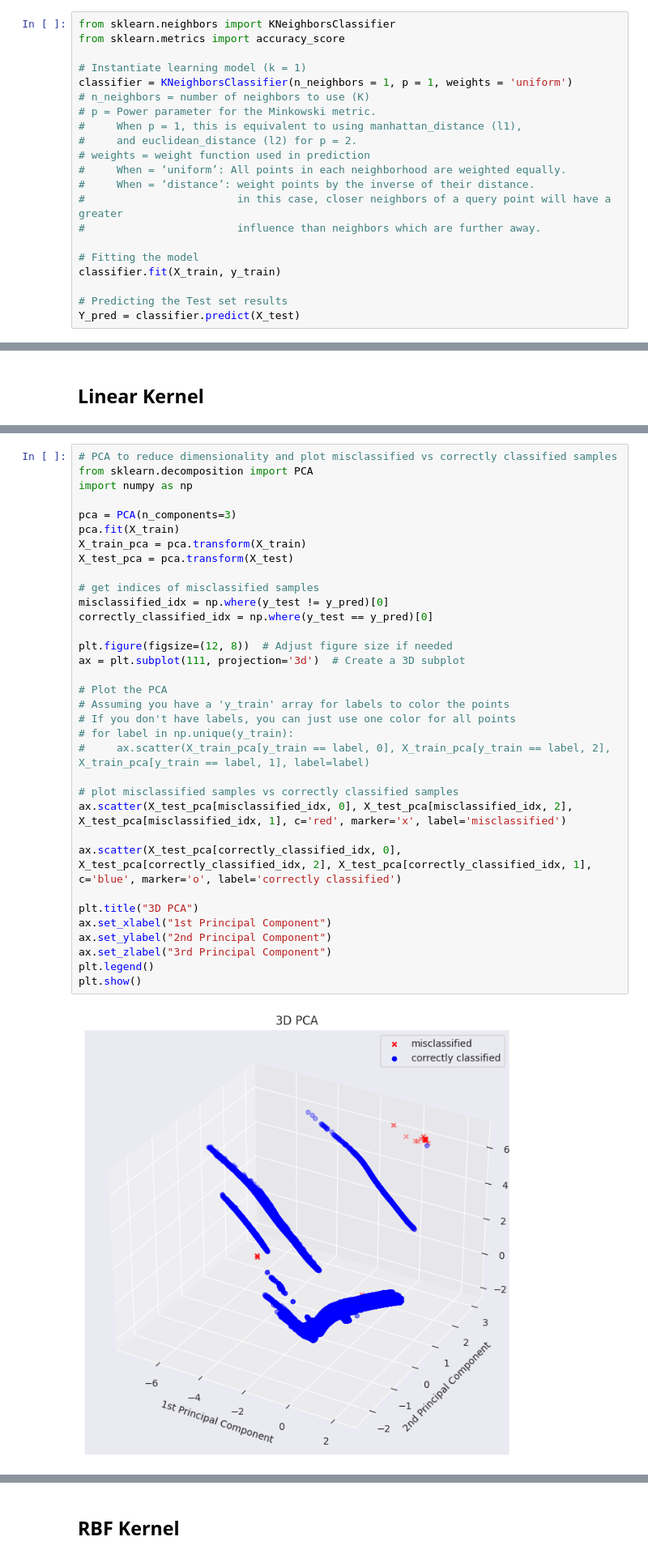
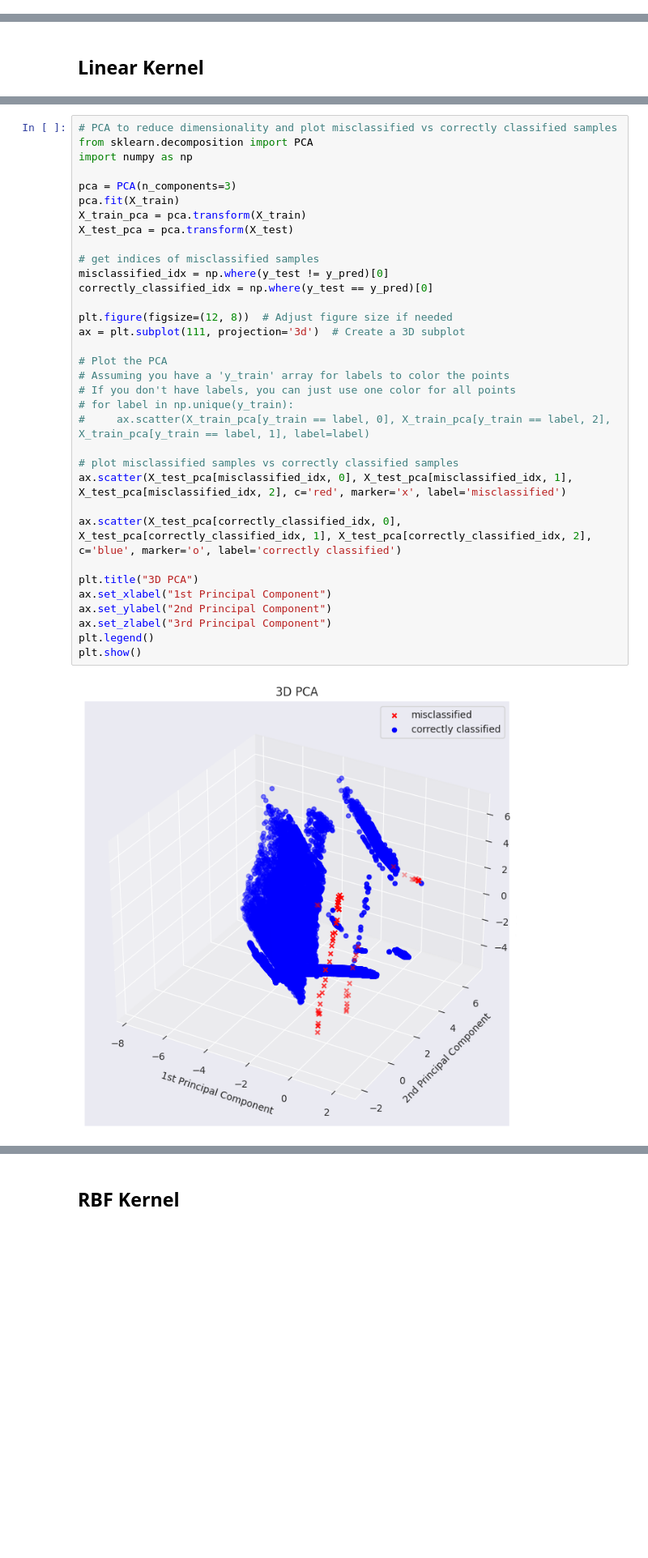
Before and after one commit to kathrinthenhausen/EnergySystems, a Jupyter notebook: Classification.ipynb, the cells around one changed output, grey strips where cells are left out. Shown at 81% size. Cells and saved outputs as stored; diff of their text form; blank space fills up the shorter version.

```diff
--- a/Classification.ipynb
+++ b/Classification.ipynb
@@ -269,21 +267,0 @@ plt.show()
-# %%
-from sklearn.neighbors import KNeighborsClassifier
-from sklearn.metrics import accuracy_score
-
-# Instantiate learning model (k = 1)
-classifier = KNeighborsClassifier(n_neighbors = 1, p = 1, weights = 'uniform')
-# n_neighbors = number of neighbors to use (K)
-# p = Power parameter for the Minkowski metric.
-#     When p = 1, this is equivalent to using manhattan_distance (l1),
-#     and euclidean_distance (l2) for p = 2.
-# weights = weight function used in prediction
-#     When = ‘uniform’: All points in each neighborhood are weighted equally.
-#     When = ‘distance’: weight points by the inverse of their distance.
-#                        in this case, closer neighbors of a query point will have a greater
-#                        influence than neighbors which are further away.
-
-# Fitting the model
-classifier.fit(X_train, y_train)
-
-# Predicting the Test set results
-Y_pred = classifier.predict(X_test)
@@ -340,33 +313,33 @@ from sklearn.decomposition import PCA
 import numpy as np
 
 pca = PCA(n_components=3)
 pca.fit(X_train)
 X_train_pca = pca.transform(X_train)
 X_test_pca = pca.transform(X_test)
 
 # get indices of misclassified samples
 misclassified_idx = np.where(y_test != y_pred)[0]
 correctly_classified_idx = np.where(y_test == y_pred)[0]
 
 plt.figure(figsize=(12, 8))  # Adjust figure size if needed
 ax = plt.subplot(111, projection='3d')  # Create a 3D subplot
 
 # Plot the PCA
 # Assuming you have a 'y_train' array for labels to color the points
 # If you don't have labels, you can just use one color for all points
 # for label in np.unique(y_train):
 #     ax.scatter(X_train_pca[y_train == label, 0], X_train_pca[y_train == label, 2], X_train_pca[y_train == label, 1], label=label)
 
 # plot misclassified samples vs correctly classified samples
-ax.scatter(X_test_pca[misclassified_idx, 0], X_test_pca[misclassified_idx, 2], X_test_pca[misclassified_idx, 1], c='red', marker='x', label='misclassified')
+ax.scatter(X_test_pca[misclassified_idx, 0], X_test_pca[misclassified_idx, 1], X_test_pca[misclassified_idx, 2], c='red', marker='x', label='misclassified')
 
-ax.scatter(X_test_pca[correctly_classified_idx, 0], X_test_pca[correctly_classified_idx, 2], X_test_pca[correctly_classified_idx, 1], c='blue', marker='o', label='correctly classified')
+ax.scatter(X_test_pca[correctly_classified_idx, 0], X_test_pca[correctly_classified_idx, 1], X_test_pca[correctly_classified_idx, 2], c='blue', marker='o', label='correctly classified')
 
 plt.title("3D PCA")
 ax.set_xlabel("1st Principal Component")
 ax.set_ylabel("2nd Principal Component")
 ax.set_zlabel("3rd Principal Component")
 plt.legend()
 plt.show()
 # %% [output]
-[figure, old version]
+[figure, new version]
```
Also changed, not shown: parts of 25 cells of this notebook.
